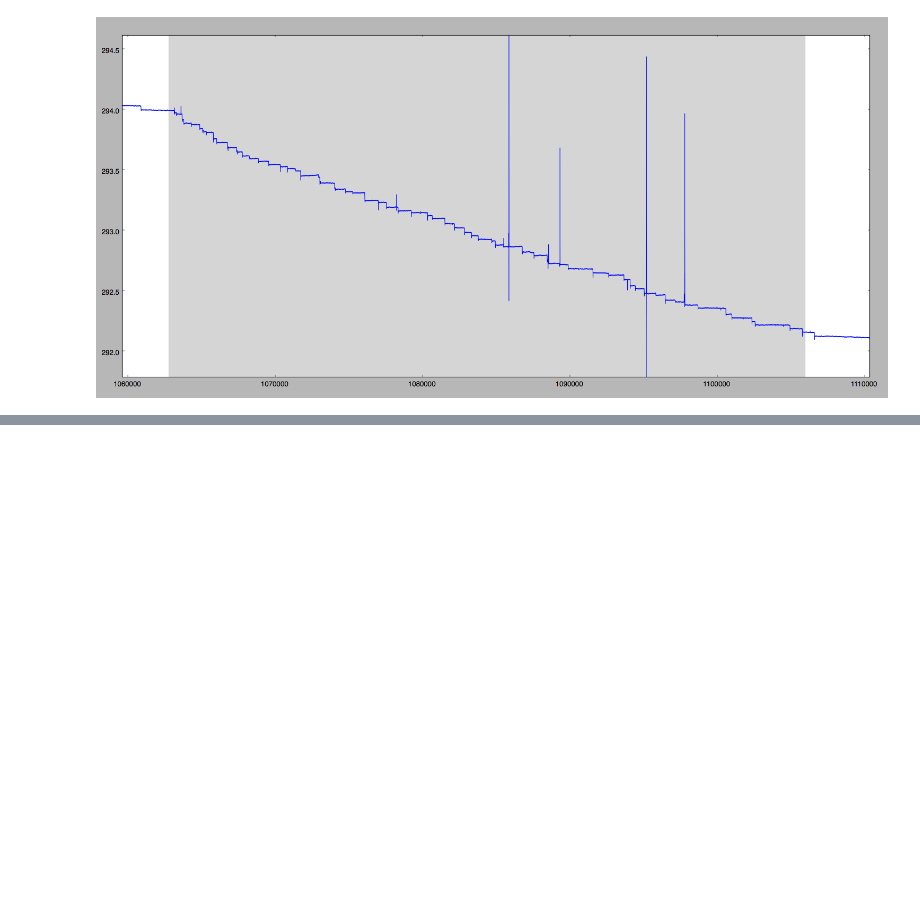
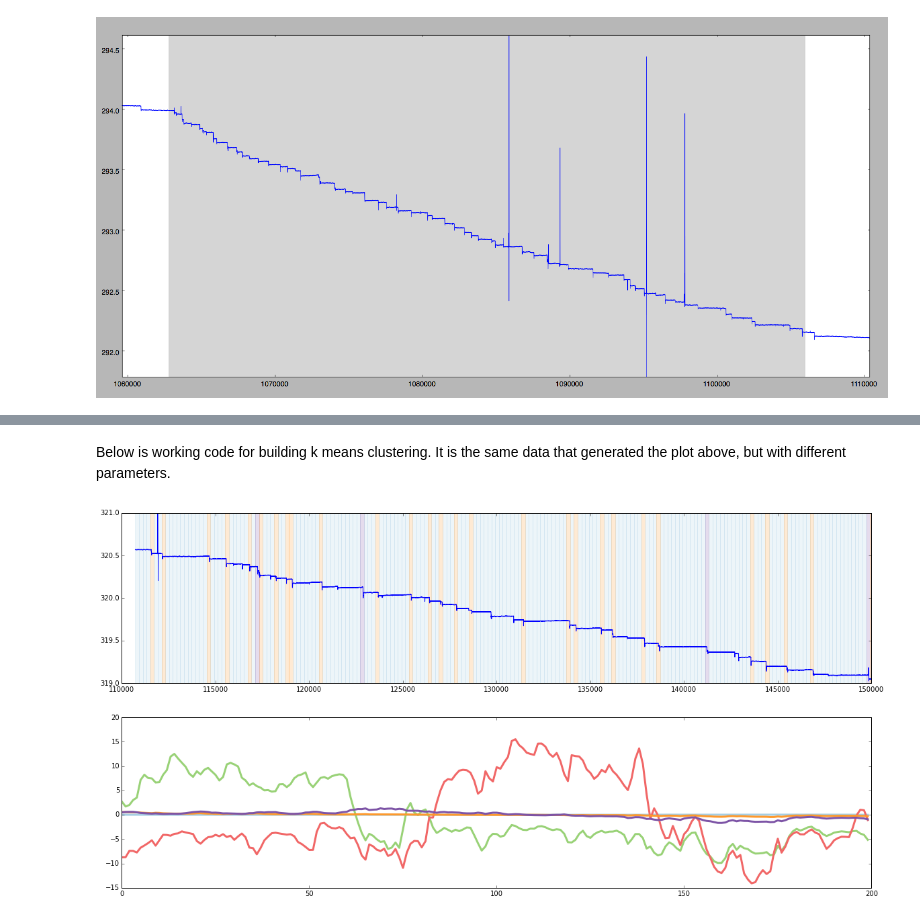
Before and after one commit to wdwvt1/bcp, a Jupyter notebook: ipynbs/drinking.ipynb, the cells around one changed output, grey strips where cells are left out. Drawn from its saved outputs; the diff is of its cells as text; code cells hidden in the pictures; blank space fills up the shorter version.

Commit message:
K-means clustering work for water data.

```diff
--- a/ipynbs/drinking.ipynb
+++ b/ipynbs/drinking.ipynb
@@ -46,0 +53,46 @@ Initial attempts were made with signal length of 100. These signals did not seem
+# %% [markdown]
+Below is working code for building k means clustering. It is the same data that generated the plot above, but with different parameters.
+# %%
+from bcp.feature_extraction import trace_to_signals_matrix
+import numpy as np
+from scipy.cluster.vq import kmeans, vq
+import matplotlib.pyplot as plt
+
+w1 = np.load('../data/exp1/Water_1.npy')
+t = np.load('../data/exp1/time.npy')
+
+signal_length = 200
+k = 5
+
+colors = [plt.cm.Paired(i/float(k)) for i in range(k)]
+
+_w1 = trace_to_signals_matrix(w1, signal_length, regularization_value=.001)
+cb, _ = kmeans(_w1, k)
+
+start_ind = 110000
+end_ind = 150000
+
+m_start_ind = start_ind / signal_length
+m_end_ind = end_ind / signal_length
+
+obs = _w1[m_start_ind: m_end_ind]
+m, d = vq(obs, cb)
+
+f, axarr = plt.subplots(nrows=2, figsize=(20,10))
+axarr[0].plot(t[start_ind:end_ind], w1[start_ind:end_ind])
+
+for i in range(len(m)):
+    xmin_ind = start_ind + i * signal_length
+    xmax_ind = xmin_ind + signal_length
+    axarr[0].axvspan(t[xmin_ind], t[xmax_ind], color=colors[m[i]], alpha=.2)
+axarr[0].set_xlim(start_ind, end_ind)
+axarr[0].set_ylim(319, 321)
+
+for i in range(k):
+    axarr[1].plot(cb[i], lw=3, color=colors[i])
+
+# Number in each class in the entire data from mouse 1, and in just the subset we classified.
+#print np.bincount(vq(_w1, cb)[0], minlength=k)
+#print np.bincount(m, minlength=k)
+# %% [output]
+[figure, added]
```
Also changed, not shown: parts of 4 cells of this notebook, 4 other files.
